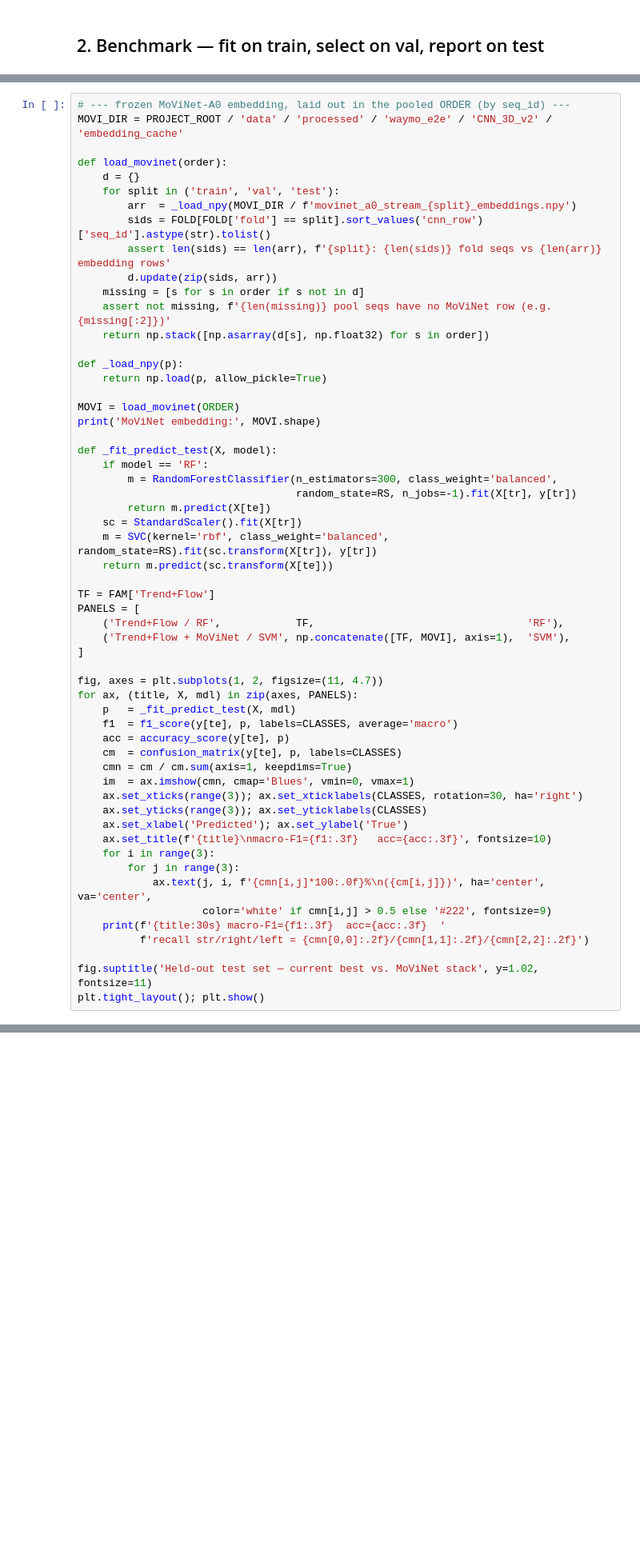
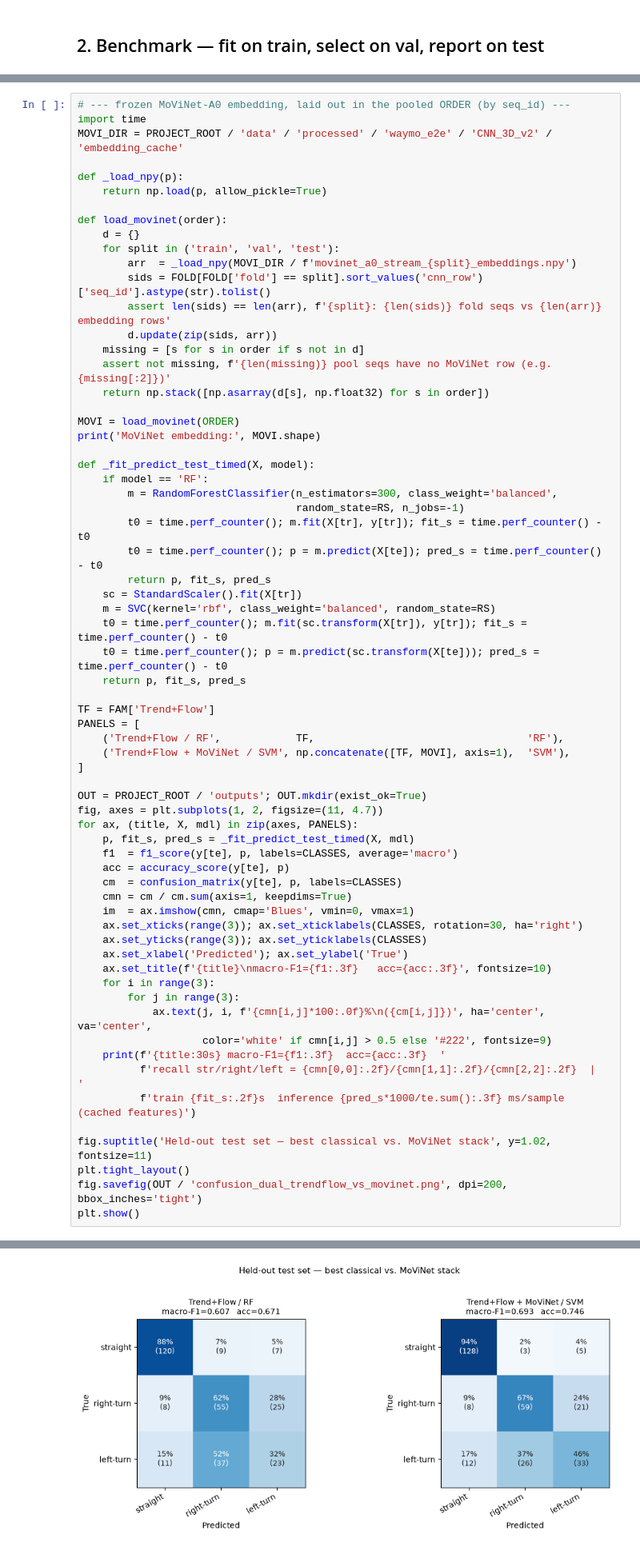
Before and after one commit to dawsofd/waymo-maneuver-prediction, a Jupyter notebook: notebooks/benchmark_pooled_3class.ipynb, the cells around one changed output, grey strips where cells are left out. Shown at 80% size. Drawn from its saved outputs; the diff is of its cells as text; blank space fills up the shorter version.

```diff
--- a/notebooks/benchmark_pooled_3class.ipynb
+++ b/notebooks/benchmark_pooled_3class.ipynb
@@ -231,7 +314,11 @@ trained head's `dense_hidden`. Files live in
 and does not change the benchmark/selection above; it just renders the two confusion matrices we present.
 # %%
 # --- frozen MoViNet-A0 embedding, laid out in the pooled ORDER (by seq_id) ---
+import time
 MOVI_DIR = PROJECT_ROOT / 'data' / 'processed' / 'waymo_e2e' / 'CNN_3D_v2' / 'embedding_cache'
+
+def _load_npy(p):
+    return np.load(p, allow_pickle=True)
 
 def load_movinet(order):
     d = {}
@@ -244,20 +331,21 @@ def load_movinet(order):
     assert not missing, f'{len(missing)} pool seqs have no MoViNet row (e.g. {missing[:2]})'
     return np.stack([np.asarray(d[s], np.float32) for s in order])
 
-def _load_npy(p):
-    return np.load(p, allow_pickle=True)
-
 MOVI = load_movinet(ORDER)
 print('MoViNet embedding:', MOVI.shape)
 
-def _fit_predict_test(X, model):
+def _fit_predict_test_timed(X, model):
     if model == 'RF':
         m = RandomForestClassifier(n_estimators=300, class_weight='balanced',
-                                   random_state=RS, n_jobs=-1).fit(X[tr], y[tr])
-        return m.predict(X[te])
+                                   random_state=RS, n_jobs=-1)
+        t0 = time.perf_counter(); m.fit(X[tr], y[tr]); fit_s = time.perf_counter() - t0
+        t0 = time.perf_counter(); p = m.predict(X[te]); pred_s = time.perf_counter() - t0
+        return p, fit_s, pred_s
     sc = StandardScaler().fit(X[tr])
-    m = SVC(kernel='rbf', class_weight='balanced', random_state=RS).fit(sc.transform(X[tr]), y[tr])
-    return m.predict(sc.transform(X[te]))
+    m = SVC(kernel='rbf', class_weight='balanced', random_state=RS)
+    t0 = time.perf_counter(); m.fit(sc.transform(X[tr]), y[tr]); fit_s = time.perf_counter() - t0
+    t0 = time.perf_counter(); p = m.predict(sc.transform(X[te])); pred_s = time.perf_counter() - t0
+    return p, fit_s, pred_s
 
 TF = FAM['Trend+Flow']
 PANELS = [
@@ -265,9 +353,10 @@ PANELS = [
     ('Trend+Flow + MoViNet / SVM', np.concatenate([TF, MOVI], axis=1),  'SVM'),
 ]
 
+OUT = PROJECT_ROOT / 'outputs'; OUT.mkdir(exist_ok=True)
 fig, axes = plt.subplots(1, 2, figsize=(11, 4.7))
 for ax, (title, X, mdl) in zip(axes, PANELS):
-    p   = _fit_predict_test(X, mdl)
+    p, fit_s, pred_s = _fit_predict_test_timed(X, mdl)
     f1  = f1_score(y[te], p, labels=CLASSES, average='macro')
     acc = accuracy_score(y[te], p)
     cm  = confusion_matrix(y[te], p, labels=CLASSES)
@@ -282,7 +371,11 @@ for ax, (title, X, mdl) in zip(axes, PANELS):
             ax.text(j, i, f'{cmn[i,j]*100:.0f}%\n({cm[i,j]})', ha='center', va='center',
                     color='white' if cmn[i,j] > 0.5 else '#222', fontsize=9)
     print(f'{title:30s} macro-F1={f1:.3f}  acc={acc:.3f}  '
-          f'recall str/right/left = {cmn[0,0]:.2f}/{cmn[1,1]:.2f}/{cmn[2,2]:.2f}')
+          f'recall str/right/left = {cmn[0,0]:.2f}/{cmn[1,1]:.2f}/{cmn[2,2]:.2f}  |  '
+          f'train {fit_s:.2f}s  inference {pred_s*1000/te.sum():.3f} ms/sample (cached features)')
 
-fig.suptitle('Held-out test set — current best vs. MoViNet stack', y=1.02, fontsize=11)
-plt.tight_layout(); plt.show()
+fig.suptitle('Held-out test set — best classical vs. MoViNet stack', y=1.02, fontsize=11)
+plt.tight_layout()
+fig.savefig(OUT / 'confusion_dual_trendflow_vs_movinet.png', dpi=200, bbox_inches='tight')
+plt.show()
+# %% [output]
@@ -288,0 +385 @@ plt.tight_layout(); plt.show()
+[figure, added]
```
Also changed, not shown: parts of 10 cells of this notebook, 5 other files.
